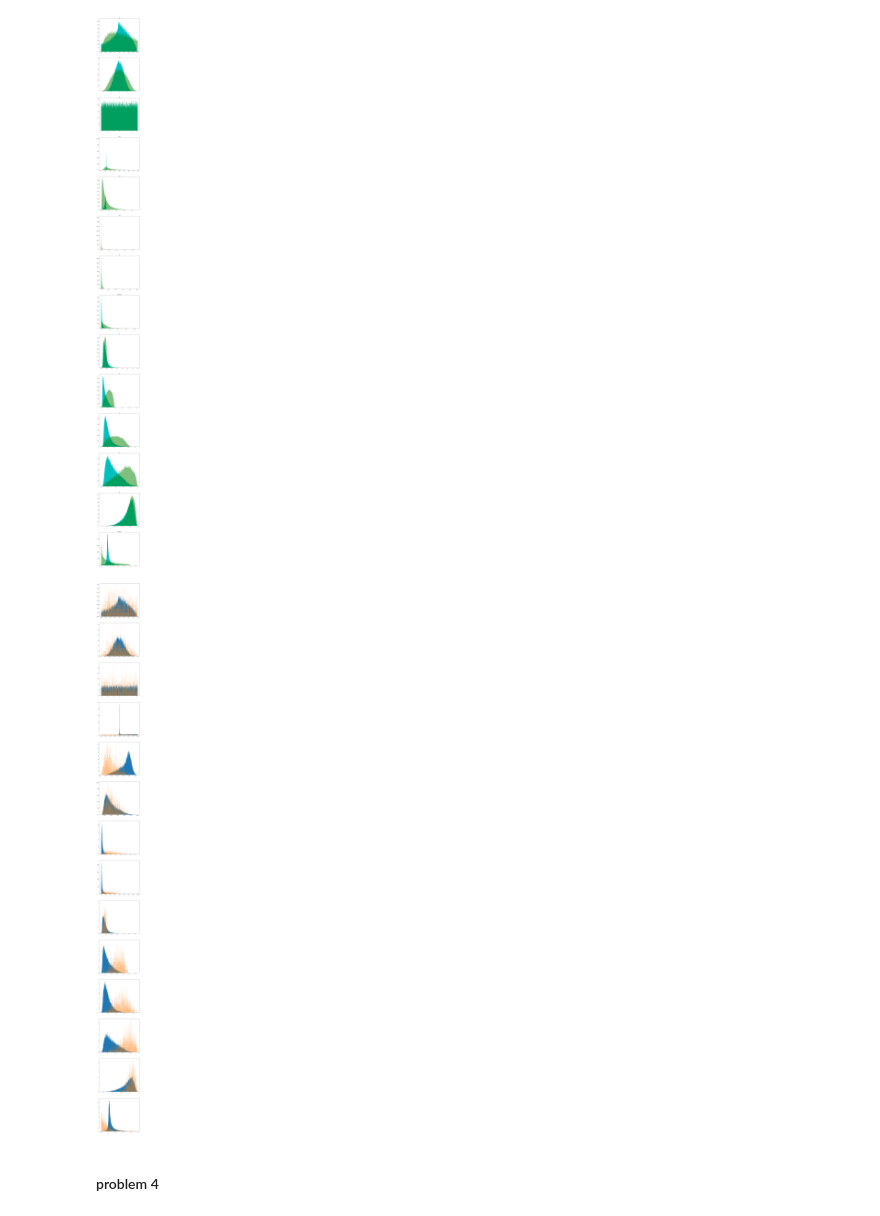
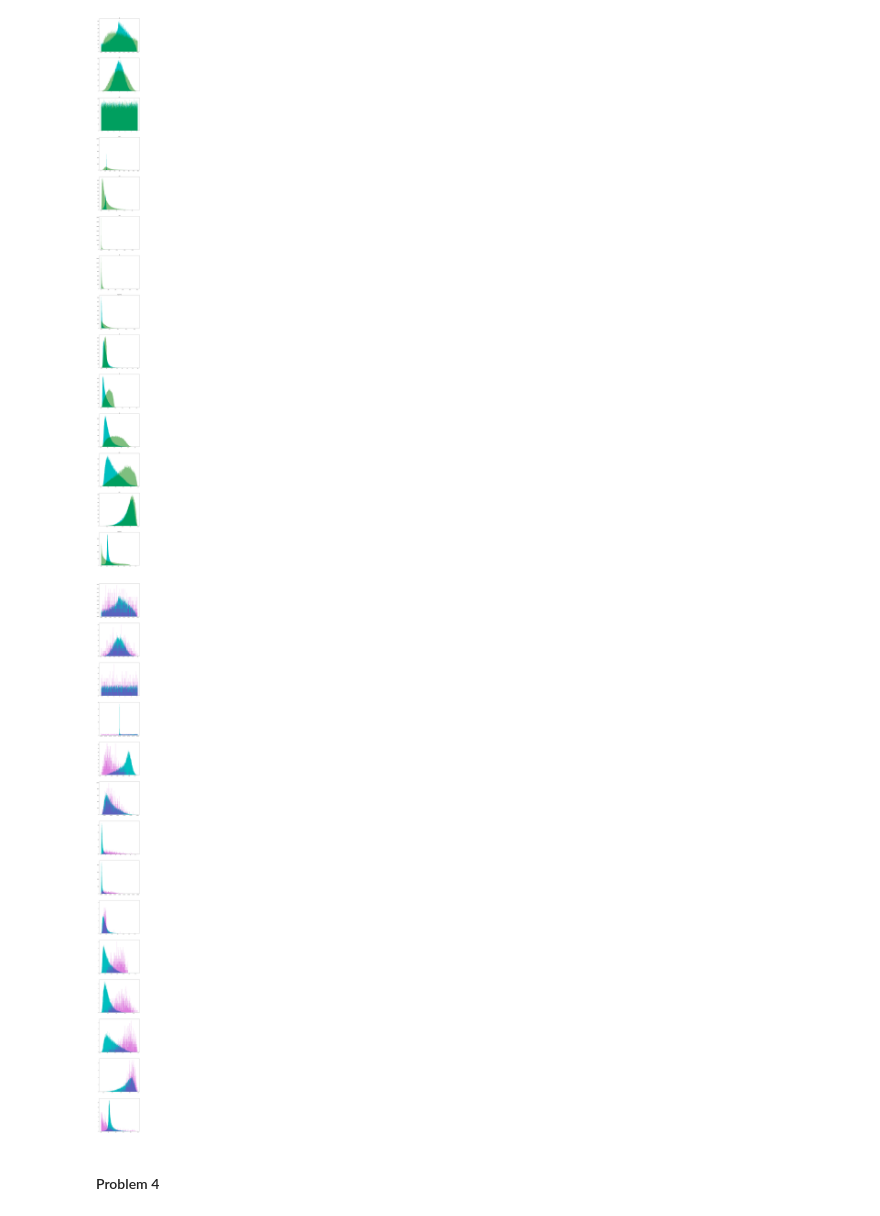
Before and after one commit to AurelianoLZA/Phys_434, a Jupyter notebook: Lab 7.ipynb, the cells around one changed output. Cells and saved outputs as stored; diff of their text form; code cells hidden in the pictures.

```diff
--- a/Lab 7.ipynb
+++ b/Lab 7.ipynb
@@ -125,13 +113,9 @@ plt.show()
 # %% [output]
 [figure]
 # %%
-def select_indexes(low_lim,high_lim,feature):
-    """Must provide a low limit, high limit, and the feature which you are evaluating.
-    Returns lists of indexes which are within the threshold"""
-
+def helper2(low_lim,high_lim,feature):
     indexes = []
     feature_list = list(feature)
-
     for qval in feature_list:
         if low_lim <= qval <= high_lim:
             indexes.append(feature_list.index(qval))
@@ -139,41 +123,29 @@ def select_indexes(low_lim,high_lim,feature):
     return indexes
 # %%
 qcd_feature = qcdD['mass']
-qcd_mass_indexes = select_indexes(124,126,qcd_feature)
+qcd_mass_indexes = helper2(124,126,qcd_feature)
 
 h_feature = higgD['mass']
-h_mass_indexes = select_indexes(124,126,h_feature)
+h_mass_indexes = helper2(124,126,h_feature)
 # %%
 fig,ax=plt.subplots(14, 1, figsize=(10,140))
 
 for i in range(len(features_list)):
     qcd_optimized_mass = []
-    for ind in qcd_mass_indexes:
-        qcd_optimized_mass.append((qcdD[features_list[i]])[ind])
+    for index in qcd_mass_indexes:
+        qcd_optimized_mass.append((qcdD[features_list[i]])[index])
 
     higgs_optimized_mass = []
-    for ind in h_mass_indexes:
-        higgs_optimized_mass.append((higgD[features_list[i]])[ind])
+    for index in h_mass_indexes:
+        higgs_optimized_mass.append((higgD[features_list[i]])[index])
 
-    # Creating a histogram of QCD data
-    ax[i].hist(
-        higgs_optimized_mass,
-        500,
-        density=True)
-    ax[i].hist(
-        qcd_optimized_mass,
-        500,
-        density=True,
-        alpha=.5)
-    # Setting graph details that are not sensitive to data source
-    #ax[i].set_title(higgs_qcd_stuff.get(features_list[i]).get('title',''))
-    #ax[i].set_xlabel(higgs_qcd_stuff.get(features_list[i]).get('xlabel',''))
-    #ax[i].legend(loc='upper right')
+    ax[i].hist(higgs_optimized_mass,500,density=True,color = "c")
+    ax[i].hist(qcd_optimized_mass,500,density=True,alpha=.5,color = "m")
 
 plt.show()
 # %% [output]
-[figure, old version]
+[figure, new version]
 # %% [markdown]
-#### problem 4
+#### Problem 4
 # %%
 qcd_angularity_feature = []
```
Also changed, not shown: parts of 10 cells of this notebook.
